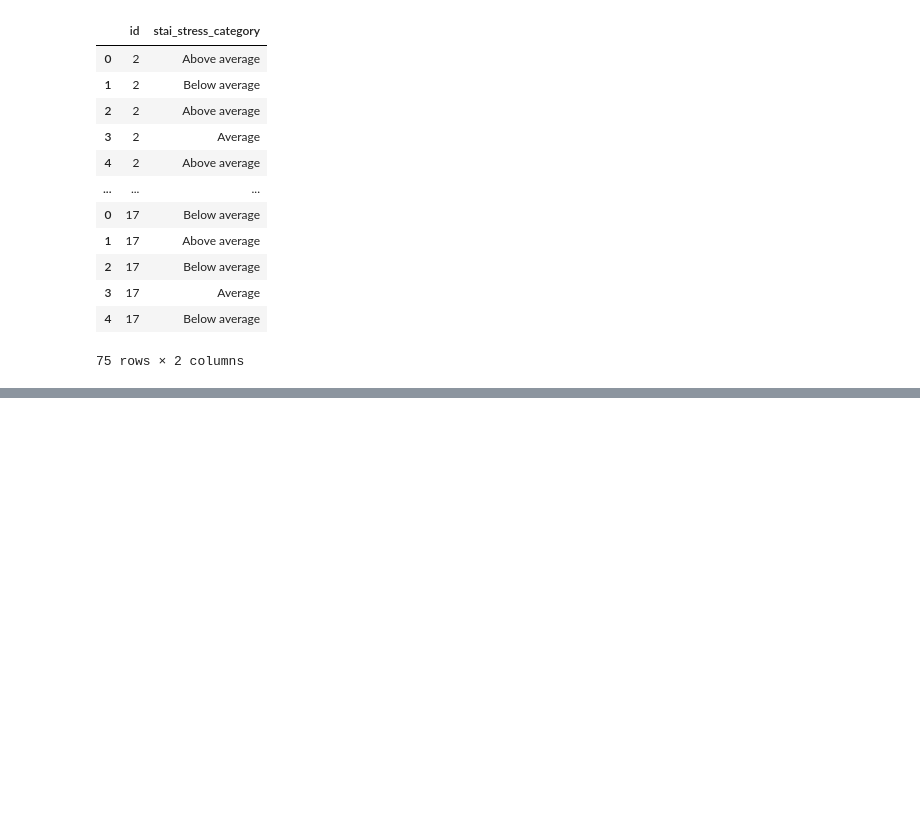
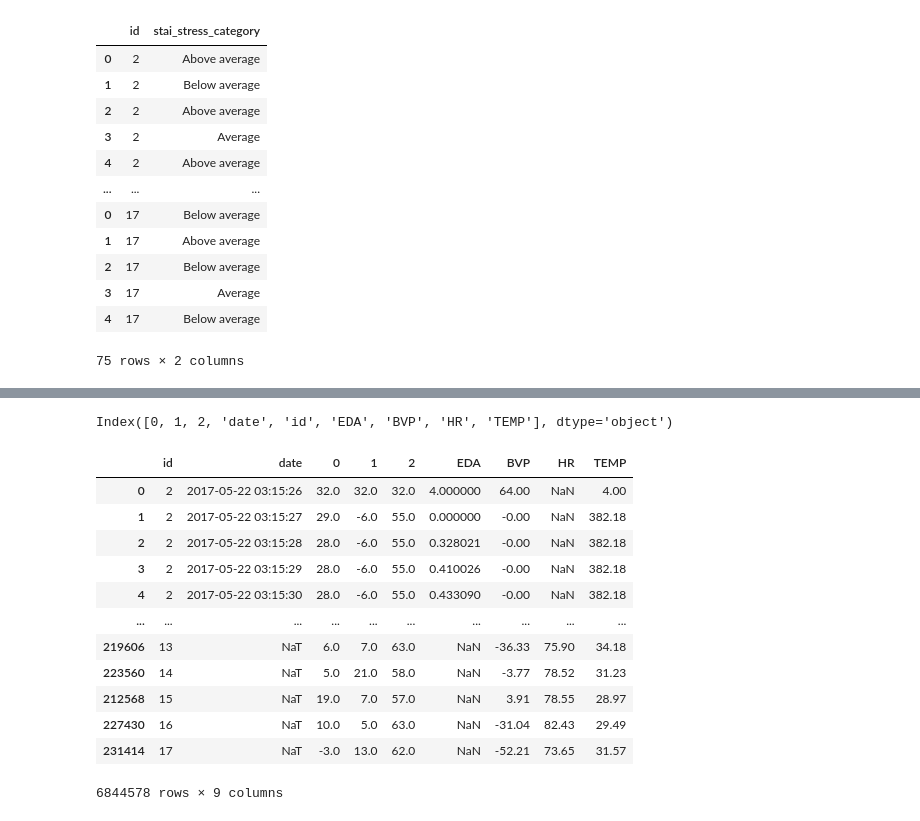
Before and after one commit to kcristinaa/HCI-visualizations-analysis, a Jupyter notebook: read_data.ipynb, the cells around one changed output, grey strips where cells are left out. Cells and saved outputs as stored; diff of their text form; code cells hidden in the pictures; blank space fills up the shorter version.

```diff
--- a/read_data.ipynb
+++ b/read_data.ipynb
@@ -305,0 +324,23 @@ e4_bvp
+# %%
+total_df.columns
+# %% [output]
+Index([0, 1, 2, 'date', 'id', 'EDA', 'BVP', 'HR', 'TEMP'], dtype='object')
+# %%
+total_df = total_df[['id', 'date', 0, 1, 2, 'EDA', 'BVP', 'HR', 'TEMP']]
+total_df = total_df.sort_values(by='date',ascending=True)
+total_df['date'] = pd.to_datetime(total_df['date'])
+total_df
+# %% [output]
+|  | id | date | 0 | 1 | 2 | EDA | BVP | HR | TEMP |
+| 0 | 2 | 2017-05-22 03:15:26 | 32.0 | 32.0 | 32.0 | 4.000000 | 64.00 | NaN | 4.00 |
+| 1 | 2 | 2017-05-22 03:15:27 | 29.0 | -6.0 | 55.0 | 0.000000 | -0.00 | NaN | 382.18 |
+| 2 | 2 | 2017-05-22 03:15:28 | 28.0 | -6.0 | 55.0 | 0.328021 | -0.00 | NaN | 382.18 |
+| 3 | 2 | 2017-05-22 03:15:29 | 28.0 | -6.0 | 55.0 | 0.410026 | -0.00 | NaN | 382.18 |
+| 4 | 2 | 2017-05-22 03:15:30 | 28.0 | -6.0 | 55.0 | 0.433090 | -0.00 | NaN | 382.18 |
+| ... | ... | ... | ... | ... | ... | ... | ... | ... | ... |
+| 219606 | 13 | NaT | 6.0 | 7.0 | 63.0 | NaN | -36.33 | 75.90 | 34.18 |
+| 223560 | 14 | NaT | 5.0 | 21.0 | 58.0 | NaN | -3.77 | 78.52 | 31.23 |
+| 212568 | 15 | NaT | 19.0 | 7.0 | 57.0 | NaN | 3.91 | 78.55 | 28.97 |
+| 227430 | 16 | NaT | 10.0 | 5.0 | 63.0 | NaN | -31.04 | 82.43 | 29.49 |
+| 231414 | 17 | NaT | -3.0 | 13.0 | 62.0 | NaN | -52.21 | 73.65 | 31.57 |
+6844578 rows × 9 columns
```
Also changed, not shown: parts of 4 cells of this notebook.
